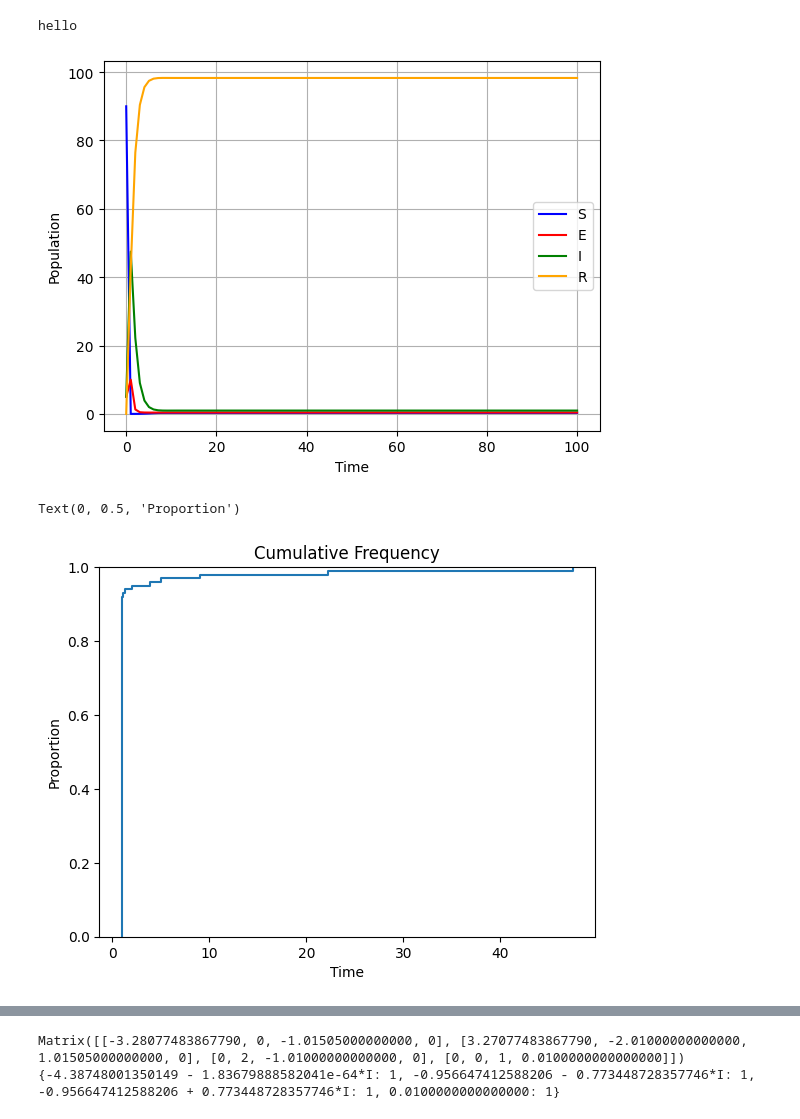
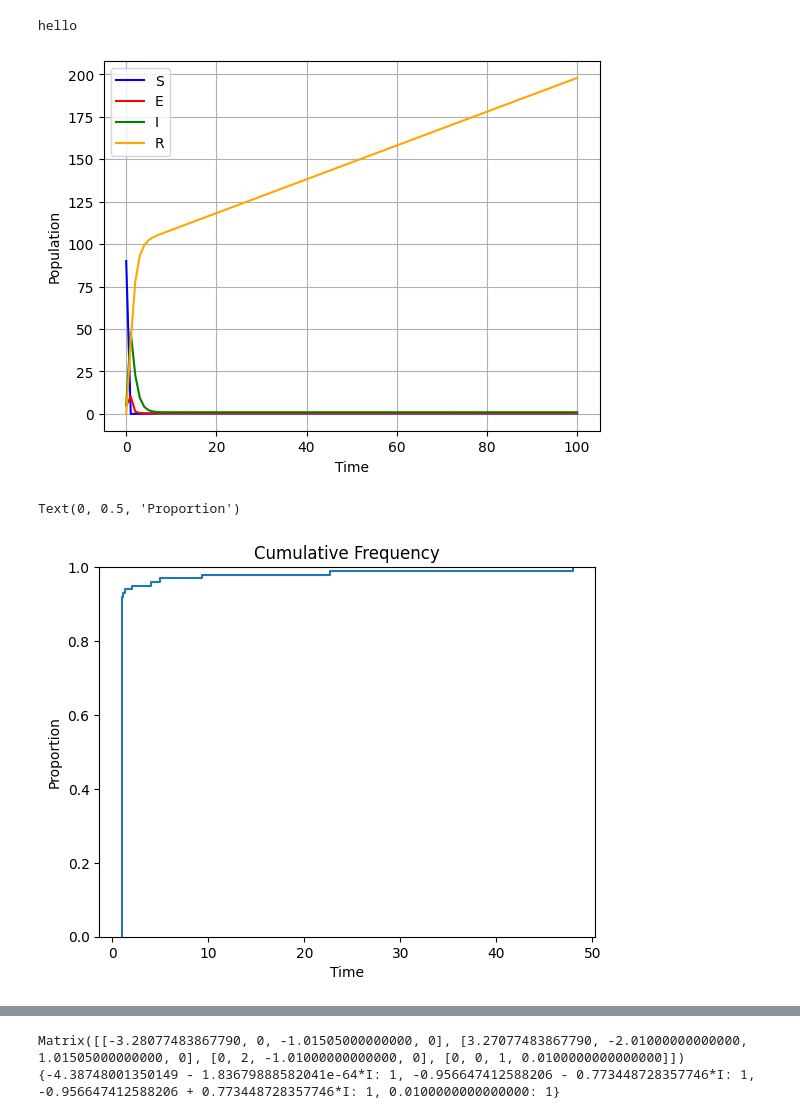
Before and after one commit to mcouture695/gt-quorumsensing-26, a Jupyter notebook: Time-Series-SEIR.ipynb, the cells around one changed output, grey strips where cells are left out. Drawn from its saved outputs; the diff is of its cells as text; code cells hidden in the pictures.

```diff
--- a/Time-Series-SEIR.ipynb
+++ b/Time-Series-SEIR.ipynb
@@ -36,39 +36,39 @@ gamma = 1
 #alpha = 0.29
 alpha = 2.347510026817774 #transition time from low to high density; not infectivity!
 beta = 3.374 #calculated from root-finding the imaginary values in the Jacobian
-mu = 0.01
+mu = 0.00003333333 #1/lifespan of person
 Lambda = 1
 
 #from literature: r0 = 2.2 giving beta=0.22
 
 
 def model(t, state):
     S,E,I,R = state
     dSdt = Lambda - beta*S*I - mu*S
     dEdt = beta*S*I - alpha*E - mu*E
     dIdt = alpha*E - gamma*I - mu*I
     dRdt = gamma*I - mu*R
     return [dSdt,dEdt,dIdt,dRdt]
 
 t_span = (0, 100)
 initial = (90, 5, 5, 0)
 
 t_evaluate = np.linspace(0, 100, 100)
 
 sol = solve_ivp(fun = model, t_span = t_span, y0 = initial, method = 'RK45', t_eval = t_evaluate)
 
 
 plt.plot(sol.t, sol.y[0], label='S', color='blue')
 plt.plot(sol.t, sol.y[1], label='E', color='red')
 plt.plot(sol.t, sol.y[2], label='I', color='green')
 plt.plot(sol.t, sol.y[3], label='R', color='orange')
 plt.xlabel('Time')
 plt.ylabel('Population')
 plt.legend()
 plt.grid(True)
 plt.show()
 # %% [output]
-[figure, old version]
+[figure, new version]
 # %%
 data = sol.y[2]
 fig, ax = plt.subplots()
@@ -81,7 +81,7 @@ ax.set_xlabel("Time")
 ax.set_ylabel("Proportion")
 # %% [output]
 Text(0, 0.5, 'Proportion')
-[figure, old version]
+[figure, new version]
 # %%
 #bifurcation diagram for I* vs R0
 
```
Also changed, not shown: parts of 1 cell of this notebook.
